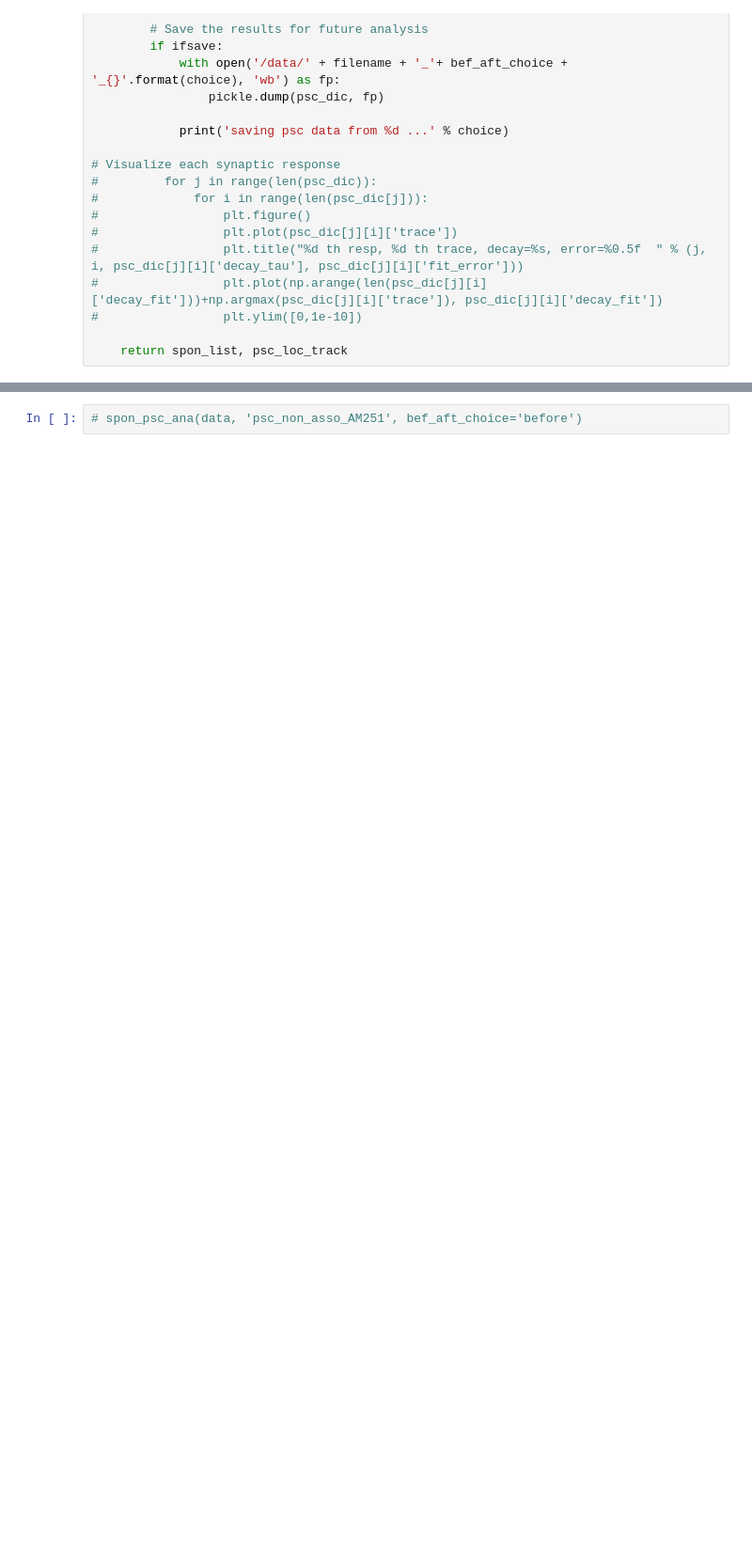
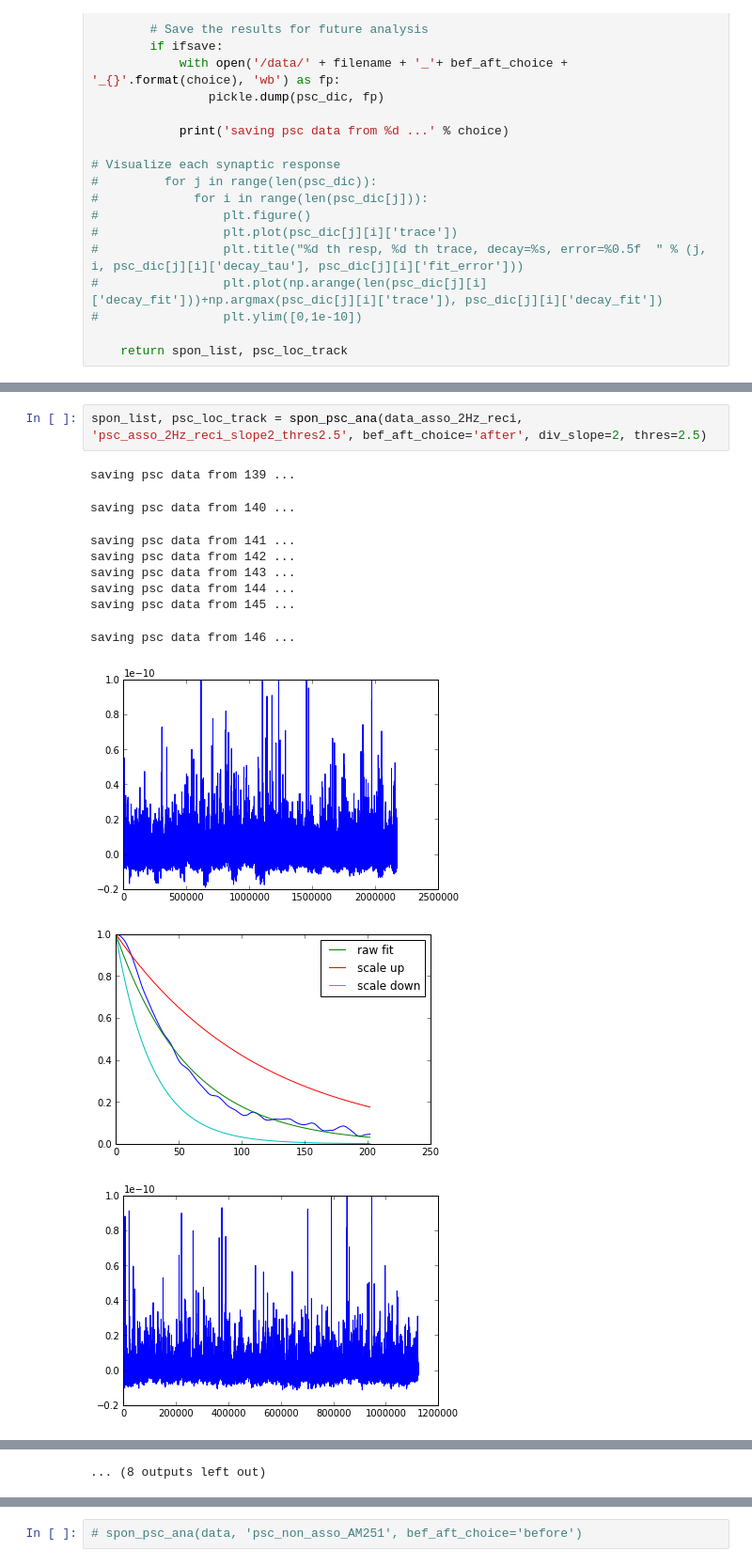
Before and after one commit to ShuangLiBCM/Patch_data_ana, a Jupyter notebook: Notebooks/Spon_ana_func_run1.ipynb, the cells around one changed output, grey strips where cells are left out. Shown at 94% size. Saved outputs shown, nothing was run; the diff lists cells and outputs as text; blank space fills up the shorter version.

```diff
--- a/Notebooks/Spon_ana_func_run1.ipynb
+++ b/Notebooks/Spon_ana_func_run1.ipynb
@@ -110,0 +133,14 @@ spon_list, psc_loc_track = spon_psc_ana(data, 'psc_non_asso_50Hz_slope4_thres2.5
+# %%
+spon_list, psc_loc_track = spon_psc_ana(data_asso_2Hz_reci, 'psc_asso_2Hz_reci_slope2_thres2.5', bef_aft_choice='after', div_slope=2, thres=2.5)
+# %% [output]
+saving psc data from 139 ...
+saving psc data from 140 ...
+saving psc data from 141 ...
+saving psc data from 142 ...
+saving psc data from 143 ...
+saving psc data from 144 ...
+saving psc data from 145 ...
+saving psc data from 146 ...
+[figure, added]
+[figure, added]
+[figure, added]
@@ -110,0 +152 @@ spon_list, psc_loc_track = spon_psc_ana(data, 'psc_non_asso_50Hz_slope4_thres2.5
+... (8 outputs left out)
```
Also changed, not shown: parts of 12 cells of this notebook, 56 other files.
